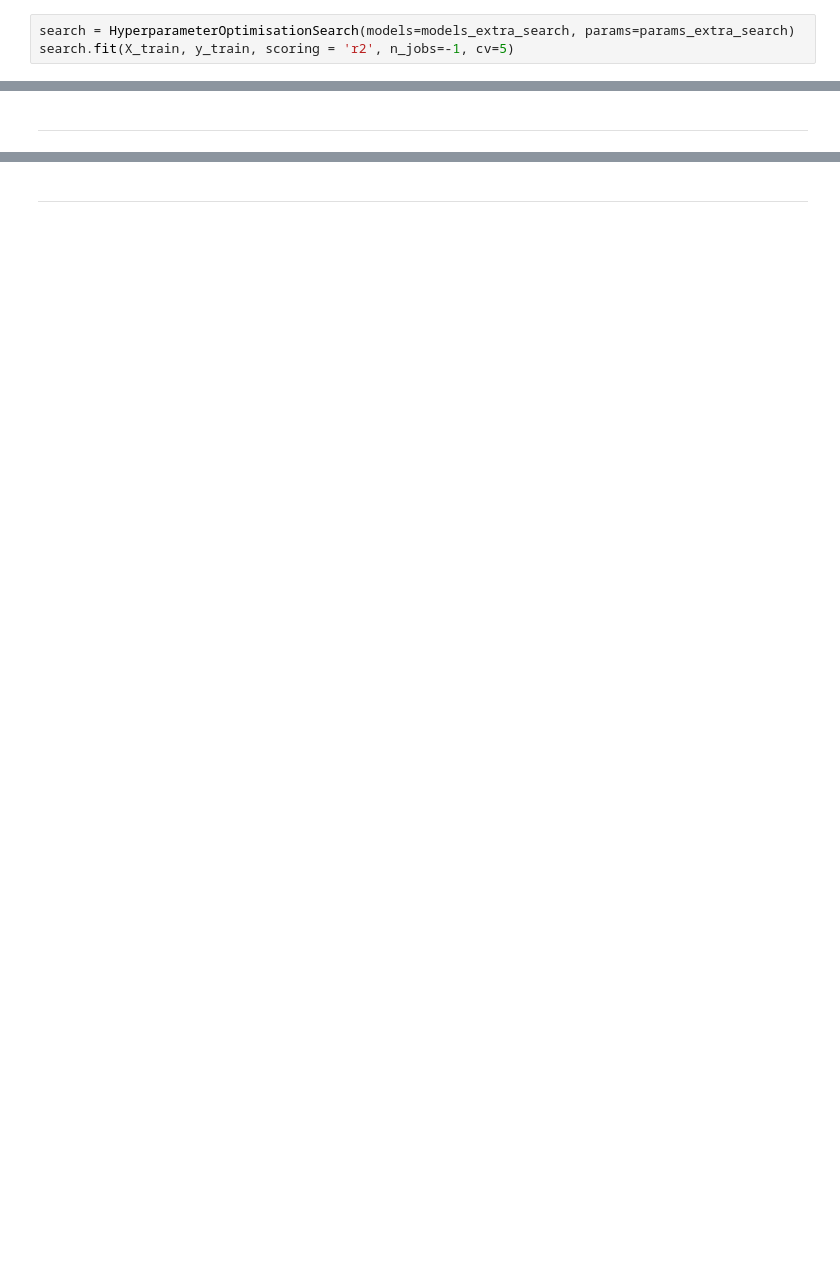
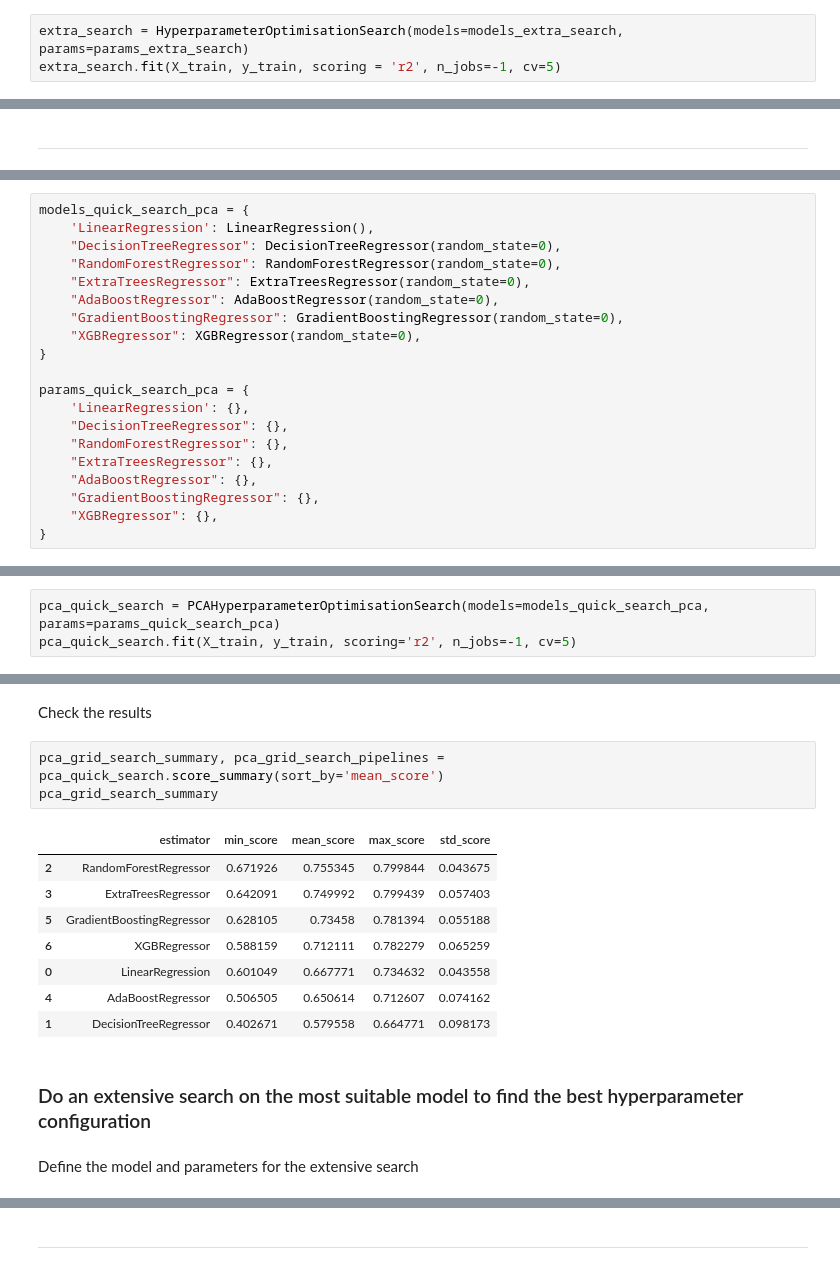
Before and after one commit to frankiesanjana/housing-price-predictor, a Jupyter notebook: jupyter_notebooks/05-modelling-evaluation.ipynb, the cells around one changed output, grey strips where cells are left out. Drawn from its saved outputs; the diff is of its cells as text; blank space fills up the shorter version.

```diff
--- a/jupyter_notebooks/05-modelling-evaluation.ipynb
+++ b/jupyter_notebooks/05-modelling-evaluation.ipynb
@@ -676,8 +682,8 @@ params_extra_search = {
 # %% [markdown]
 Extensive GridSearch CV
 # %%
-search = HyperparameterOptimisationSearch(models=models_extra_search, params=params_extra_search)
-search.fit(X_train, y_train, scoring = 'r2', n_jobs=-1, cv=5)
+extra_search = HyperparameterOptimisationSearch(models=models_extra_search, params=params_extra_search)
+extra_search.fit(X_train, y_train, scoring = 'r2', n_jobs=-1, cv=5)
 # %% [output]
 Running GridSearchCV for ExtraTreesRegressor
 
@@ -778,0 +983,20 @@ plt.show()
+# %%
+models_quick_search_pca = {
+    'LinearRegression': LinearRegression(),
+    "DecisionTreeRegressor": DecisionTreeRegressor(random_state=0),
+    "RandomForestRegressor": RandomForestRegressor(random_state=0),
+    "ExtraTreesRegressor": ExtraTreesRegressor(random_state=0),
+    "AdaBoostRegressor": AdaBoostRegressor(random_state=0),
+    "GradientBoostingRegressor": GradientBoostingRegressor(random_state=0),
+    "XGBRegressor": XGBRegressor(random_state=0),
+}
+
+params_quick_search_pca = {
+    'LinearRegression': {},
+    "DecisionTreeRegressor": {},
+    "RandomForestRegressor": {},
+    "ExtraTreesRegressor": {},
+    "AdaBoostRegressor": {},
+    "GradientBoostingRegressor": {},
+    "XGBRegressor": {},
+}
@@ -778,0 +1005,3 @@ plt.show()
+# %%
+pca_quick_search = PCAHyperparameterOptimisationSearch(models=models_quick_search_pca, params=params_quick_search_pca)
+pca_quick_search.fit(X_train, y_train, scoring='r2', n_jobs=-1, cv=5)
@@ -778,0 +1030,18 @@ plt.show()
+# %% [markdown]
+Check the results
+# %%
+pca_grid_search_summary, pca_grid_search_pipelines = pca_quick_search.score_summary(sort_by='mean_score')
+pca_grid_search_summary
+# %% [output]
+|  | estimator | min_score | mean_score | max_score | std_score |
+| 2 | RandomForestRegressor | 0.671926 | 0.755345 | 0.799844 | 0.043675 |
+| 3 | ExtraTreesRegressor | 0.642091 | 0.749992 | 0.799439 | 0.057403 |
+| 5 | GradientBoostingRegressor | 0.628105 | 0.73458 | 0.781394 | 0.055188 |
+| 6 | XGBRegressor | 0.588159 | 0.712111 | 0.782279 | 0.065259 |
+| 0 | LinearRegression | 0.601049 | 0.667771 | 0.734632 | 0.043558 |
+| 4 | AdaBoostRegressor | 0.506505 | 0.650614 | 0.712607 | 0.074162 |
+| 1 | DecisionTreeRegressor | 0.402671 | 0.579558 | 0.664771 | 0.098173 |
+# %% [markdown]
+### Do an extensive search on the most suitable model to find the best hyperparameter configuration
+# %% [markdown]
+Define the model and parameters for the extensive search
```
Also changed, not shown: parts of 59 cells of this notebook.
